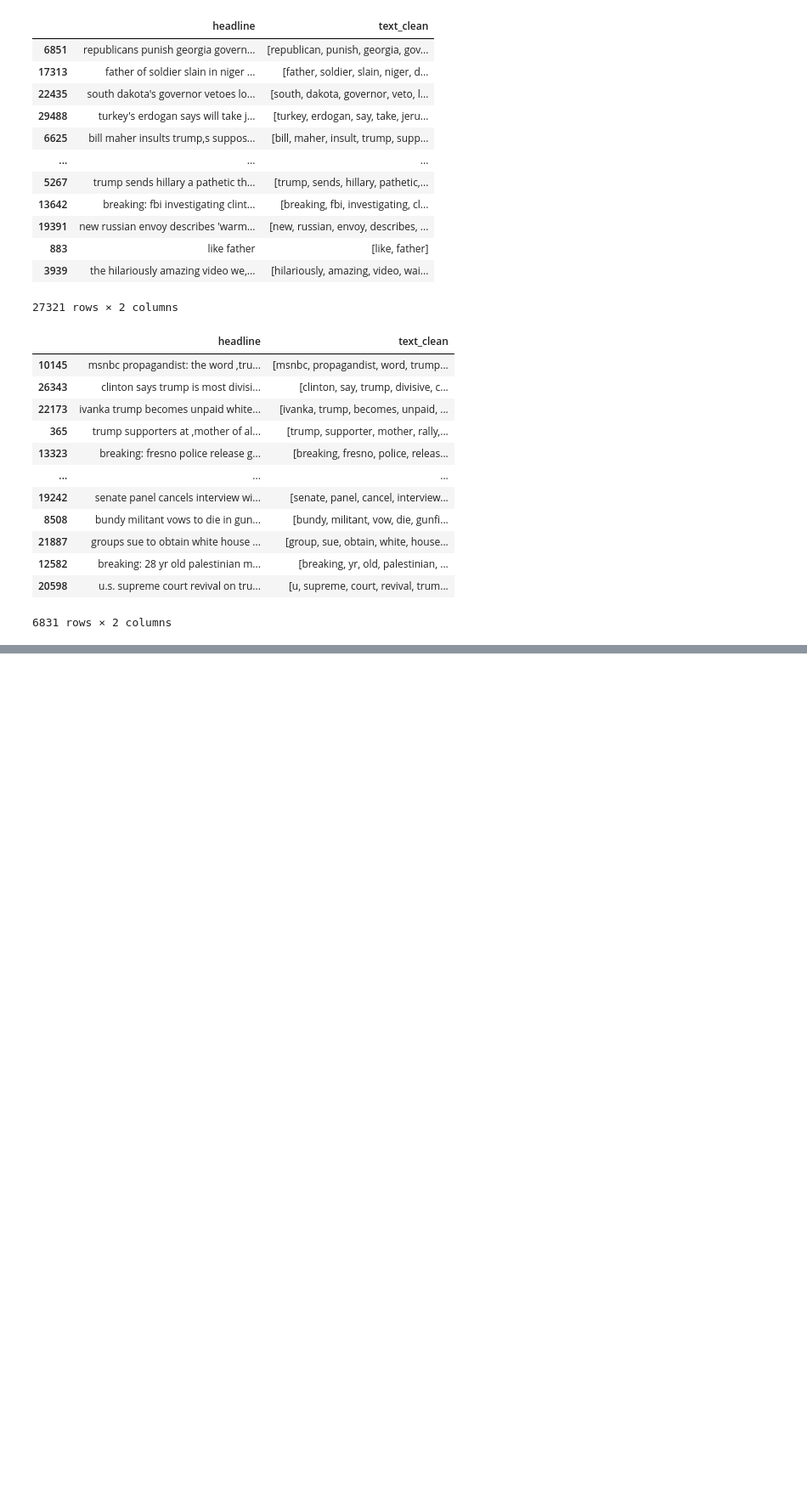
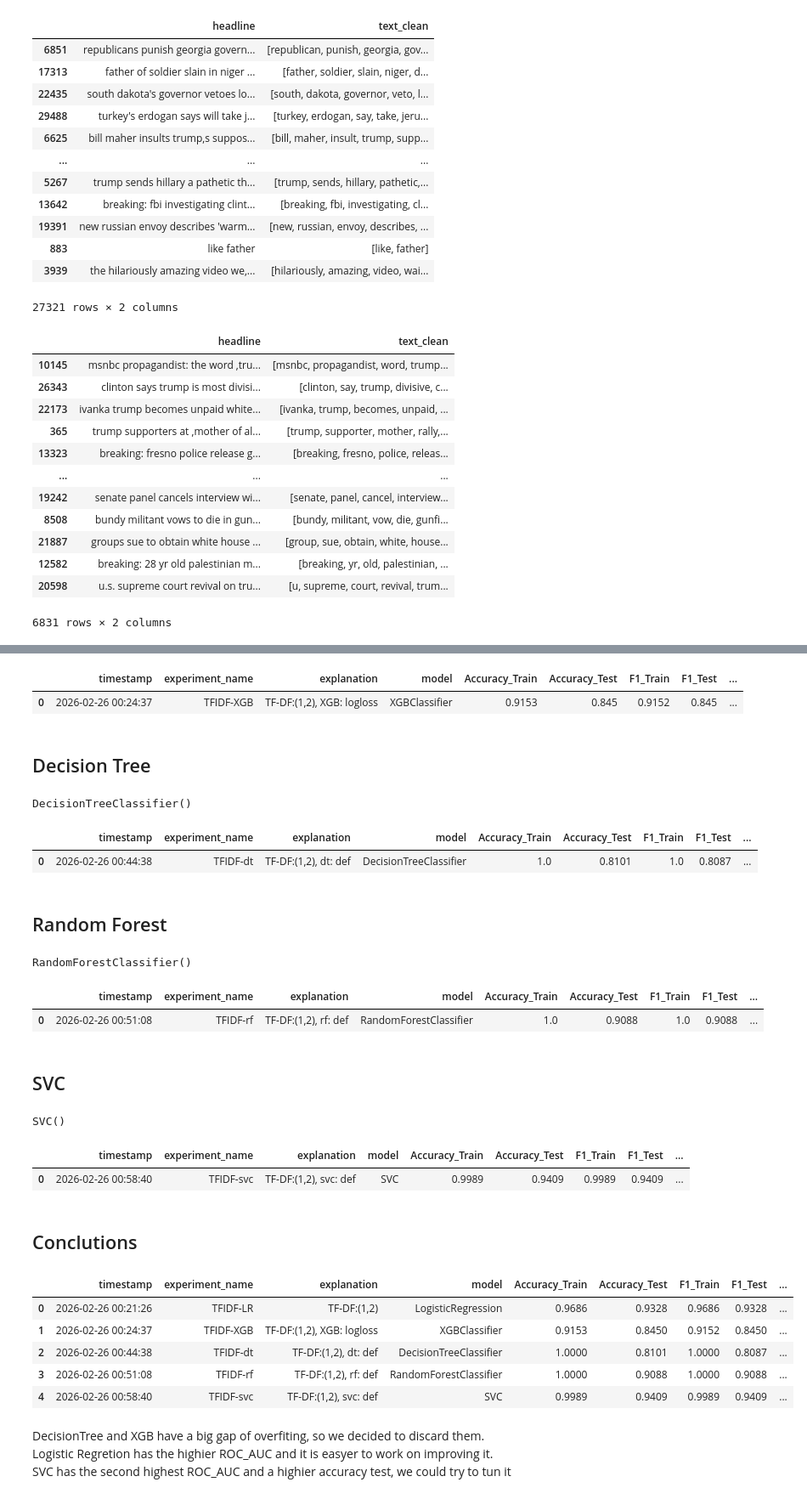
Before and after one commit to alexcardenasgutierrez-droid/Natural-Language-Processing-Challenge-IronHack, a Jupyter notebook: Notebooks/main.ipynb, the cells around one changed output, grey strips where cells are left out. Shown at 85% size. Drawn from its saved outputs; the diff is of its cells as text; code cells hidden in the pictures; blank space fills up the shorter version.

```diff
--- a/Notebooks/main.ipynb
+++ b/Notebooks/main.ipynb
@@ -320,0 +385,12 @@ After Lemmatization:
+# %%
+results1
+# %% [output]
+|  | timestamp | experiment_name | explanation | model | Accuracy_Train | Accuracy_Test | F1_Train | F1_Test | ... |
+| 0 | 2026-02-26 00:24:37 | TFIDF-XGB | TF-DF:(1,2), XGB: logloss | XGBClassifier | 0.9153 | 0.845 | 0.9152 | 0.845 | ... |
+# %% [markdown]
+## Decision Tree
+# %%
+dt = DecisionTreeClassifier()
+dt.fit(X_train_tfidf, y_train)
+# %% [output]
+DecisionTreeClassifier()
@@ -320,0 +401,12 @@ After Lemmatization:
+# %%
+results2
+# %% [output]
+|  | timestamp | experiment_name | explanation | model | Accuracy_Train | Accuracy_Test | F1_Train | F1_Test | ... |
+| 0 | 2026-02-26 00:44:38 | TFIDF-dt | TF-DF:(1,2), dt: def | DecisionTreeClassifier | 1.0 | 0.8101 | 1.0 | 0.8087 | ... |
+# %% [markdown]
+## Random Forest
+# %%
+rf = RandomForestClassifier()
+rf.fit(X_train_tfidf, y_train)
+# %% [output]
+RandomForestClassifier()
@@ -320,0 +417,13 @@ After Lemmatization:
+# %%
+results3
+# %% [output]
+|  | timestamp | experiment_name | explanation | model | Accuracy_Train | Accuracy_Test | F1_Train | F1_Test | ... |
+| 0 | 2026-02-26 00:51:08 | TFIDF-rf | TF-DF:(1,2), rf: def | RandomForestClassifier | 1.0 | 0.9088 | 1.0 | 0.9088 | ... |
+# %% [markdown]
+## SVC
+# %%
+from sklearn.svm import SVC
+svc = SVC()
+svc.fit(X_train_tfidf, y_train)
+# %% [output]
+SVC()
@@ -320,0 +434,21 @@ After Lemmatization:
+# %%
+results4
+# %% [output]
+|  | timestamp | experiment_name | explanation | model | Accuracy_Train | Accuracy_Test | F1_Train | F1_Test | ... |
+| 0 | 2026-02-26 00:58:40 | TFIDF-svc | TF-DF:(1,2), svc: def | SVC | 0.9989 | 0.9409 | 0.9989 | 0.9409 | ... |
+# %% [markdown]
+## Conclutions
+# %%
+conclutions = pd.read_csv('../results/results.csv')
+display(conclutions)
+# %% [output]
+|  | timestamp | experiment_name | explanation | model | Accuracy_Train | Accuracy_Test | F1_Train | F1_Test | ... |
+| 0 | 2026-02-26 00:21:26 | TFIDF-LR | TF-DF:(1,2) | LogisticRegression | 0.9686 | 0.9328 | 0.9686 | 0.9328 | ... |
+| 1 | 2026-02-26 00:24:37 | TFIDF-XGB | TF-DF:(1,2), XGB: logloss | XGBClassifier | 0.9153 | 0.8450 | 0.9152 | 0.8450 | ... |
+| 2 | 2026-02-26 00:44:38 | TFIDF-dt | TF-DF:(1,2), dt: def | DecisionTreeClassifier | 1.0000 | 0.8101 | 1.0000 | 0.8087 | ... |
+| 3 | 2026-02-26 00:51:08 | TFIDF-rf | TF-DF:(1,2), rf: def | RandomForestClassifier | 1.0000 | 0.9088 | 1.0000 | 0.9088 | ... |
+| 4 | 2026-02-26 00:58:40 | TFIDF-svc | TF-DF:(1,2), svc: def | SVC | 0.9989 | 0.9409 | 0.9989 | 0.9409 | ... |
+# %% [markdown]
+DecisionTree and XGB have a big gap of overfiting, so we decided to discard them.
+Logistic Regretion has the highier ROC_AUC and it is easyer to work on improving it.
+SVC has the second highest ROC_AUC and a highier accuracy test, we could try to tun it
```
Also changed, not shown: parts of 22 cells of this notebook, 6 other files.
